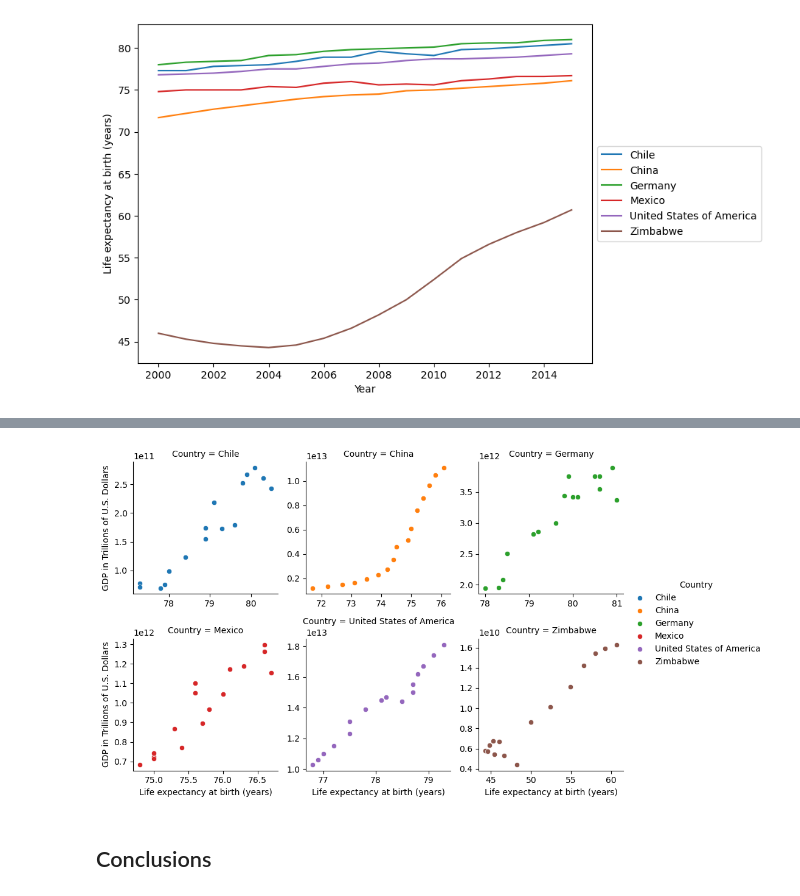
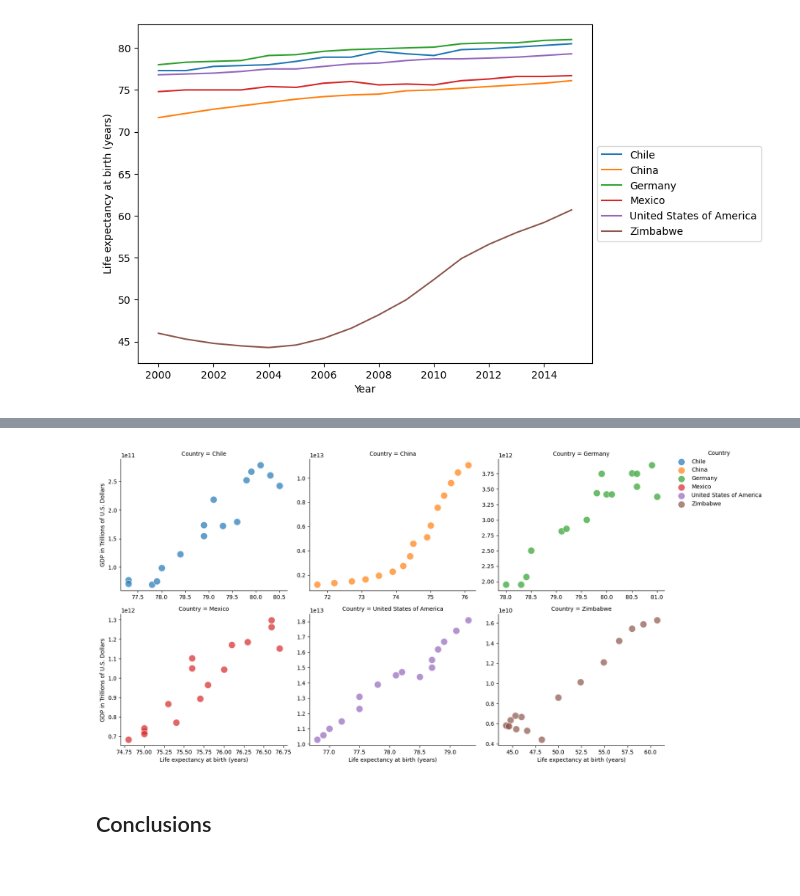
Before and after one commit to nicokleing/DataScience_ML, a Jupyter notebook: Data Visualization - life_expectancy_gdp.ipynb, the cells around one changed output, grey strips where cells are left out. Saved outputs shown, nothing was run; the diff lists cells and outputs as text; code cells hidden in the pictures.

```diff
--- a/Data Visualization - life_expectancy_gdp.ipynb
+++ b/Data Visualization - life_expectancy_gdp.ipynb
@@ -265,11 +357,20 @@ sns.scatterplot(x=df.LEABY, y=df.GDP, hue=df.Country).legend(loc='center left',
 # %%
-graph = sns.FacetGrid(df, col="Country", col_wrap=3,
-                      hue = "Country", sharey = False, sharex = False)
-graph = (graph.map(sns.scatterplot,"LEABY", "GDP")
-         .add_legend()
-         .set_axis_labels("Life expectancy at birth (years)", "GDP in Trillions of U.S. Dollars"));
+import seaborn as sns
+import matplotlib.pyplot as plt
+
+graph = sns.FacetGrid(df, col="Country", col_wrap=3, hue="Country", sharey=False, sharex=False, height=4)
+
+graph.map(sns.scatterplot, "LEABY", "GDP", s=150, alpha=0.7)
+
+graph.add_legend(title='Country', bbox_to_anchor=(1, 1), loc='upper left')
+
+graph.set_axis_labels("Life expectancy at birth (years)", "GDP in Trillions of U.S. Dollars")
+
+plt.tight_layout()
+
+plt.show()
 # %% [output]
-[figure, old version]
+[figure, new version]
 # %% [markdown]
 ## Conclusions
 # %% [markdown]
```
Also changed, not shown: parts of 10 cells of this notebook.
